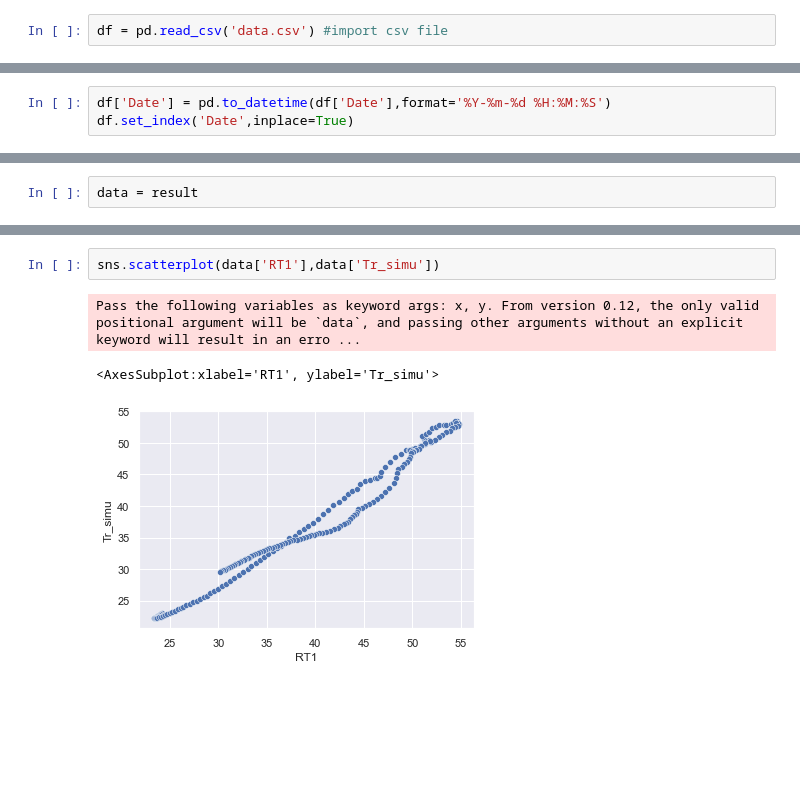
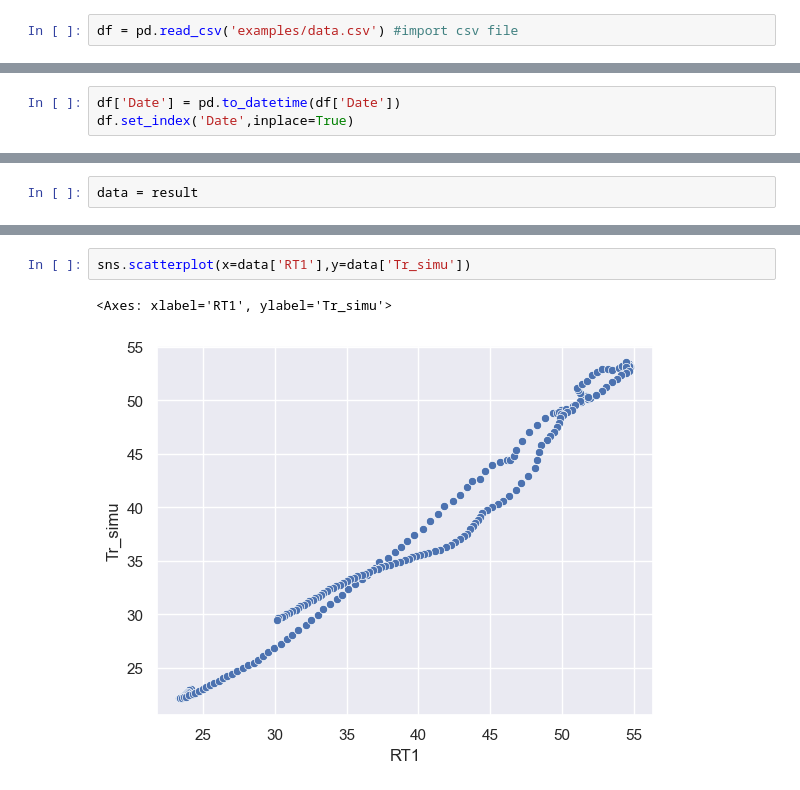
Before and after one commit to aryvini/railtemp, a Jupyter notebook: examples/example.ipynb, the cells around one changed output, grey strips where cells are left out. Drawn from its saved outputs; the diff is of its cells as text; blank space fills up the shorter version.

Commit message:
update examples and readme

```diff
--- a/examples/example.ipynb
+++ b/examples/example.ipynb
@@ -39,7 +39,7 @@ The data contains the following headers:
 * SR: solar radiation in W/m²
 * Wv_avg: average wind speed in m/s
 # %%
-df = pd.read_csv('data.csv') #import csv file
+df = pd.read_csv('examples/data.csv') #import csv file
 # %%
 df.head()
 # %% [output]
@@ -52,7 +52,7 @@ df.head()
 # %% [markdown]
 In order to work properly, the dataframe index must be `DatetimeIndex`
 # %%
-df['Date'] = pd.to_datetime(df['Date'],format='%Y-%m-%d %H:%M:%S')
+df['Date'] = pd.to_datetime(df['Date'])
 df.set_index('Date',inplace=True)
 # %%
 df.info()
@@ -244,6 +244,5 @@ RMSE: 7.0740054804455434
 # %%
-sns.scatterplot(data['RT1'],data['Tr_simu'])
+sns.scatterplot(x=data['RT1'],y=data['Tr_simu'])
 # %% [output]
-Pass the following variables as keyword args: x, y. From version 0.12, the only valid positional argument will be `data`, and passing other arguments without an explicit keyword will result in an erro ...
+<Axes: xlabel='RT1', ylabel='Tr_simu'>
-<AxesSubplot:xlabel='RT1', ylabel='Tr_simu'>
-[figure, old version]
+[figure, new version]
```
Also changed, not shown: parts of 5 cells of this notebook, 3 other files.
